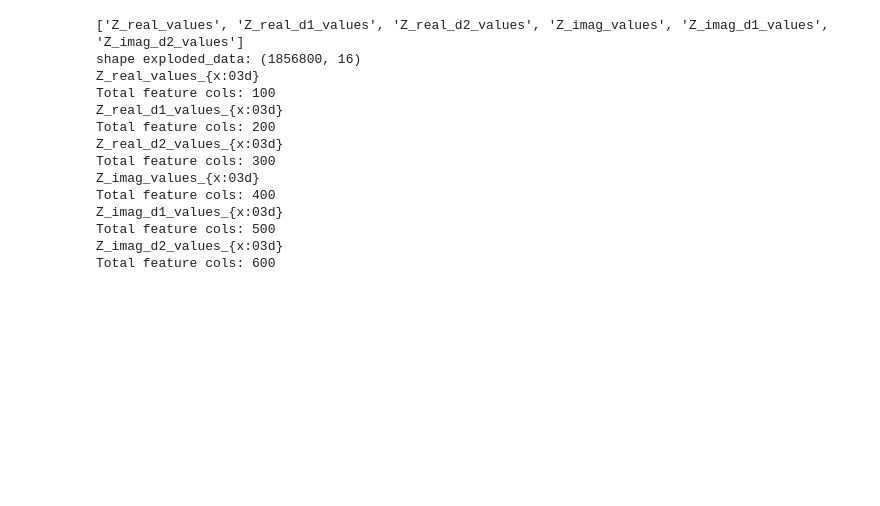
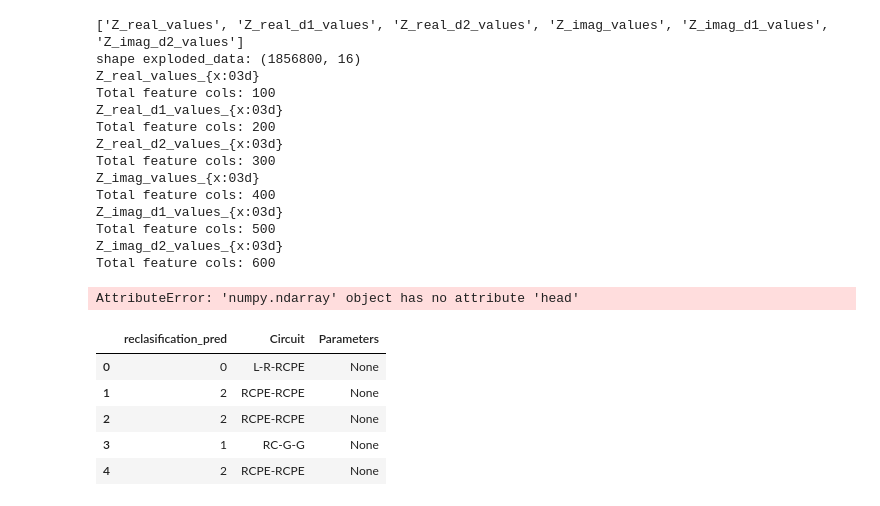
Before and after one commit to elpablete/dev22-team-sjn, a Jupyter notebook: notebooks/LightGBM-001.ipynb, the cells around one changed output. Saved outputs shown, nothing was run; the diff lists cells and outputs as text; code cells hidden in the pictures; blank space fills up the shorter version.

```diff
--- a/notebooks/LightGBM-001.ipynb
+++ b/notebooks/LightGBM-001.ipynb
@@ -333,5 +333,6 @@ Total feature cols: 500
 Z_imag_d2_values_{x:03d}
 Total feature cols: 600
 # %%
-submission_pred =clf.predict(res[exploded_cols])
-submission_pred
+submission_pred =clf.predict(res[exploded_cols]
+# %% [output]
+AttributeError: 'numpy.ndarray' object has no attribute 'head'
@@ -339,0 +339,14 @@ inverse_reclasification
+# %%
+challenge_data["reclasification_pred"] = submission_pred
+challenge_data["Circuit"] = challenge_data["reclasification_pred"].map(inverse_reclasification)
+# %%
+submission_data = challenge_data[["reclasification_pred", "Circuit"]].copy()
+submission_data["Parameters"] = None
+submission_data.head()
+# %% [output]
+|  | reclasification_pred | Circuit | Parameters |
+| 0 | 0 | L-R-RCPE | None |
+| 1 | 2 | RCPE-RCPE | None |
+| 2 | 2 | RCPE-RCPE | None |
+| 3 | 1 | RC-G-G | None |
+| 4 | 2 | RCPE-RCPE | None |
```
Also changed, not shown: parts of 2 cells of this notebook, 1 other file.
